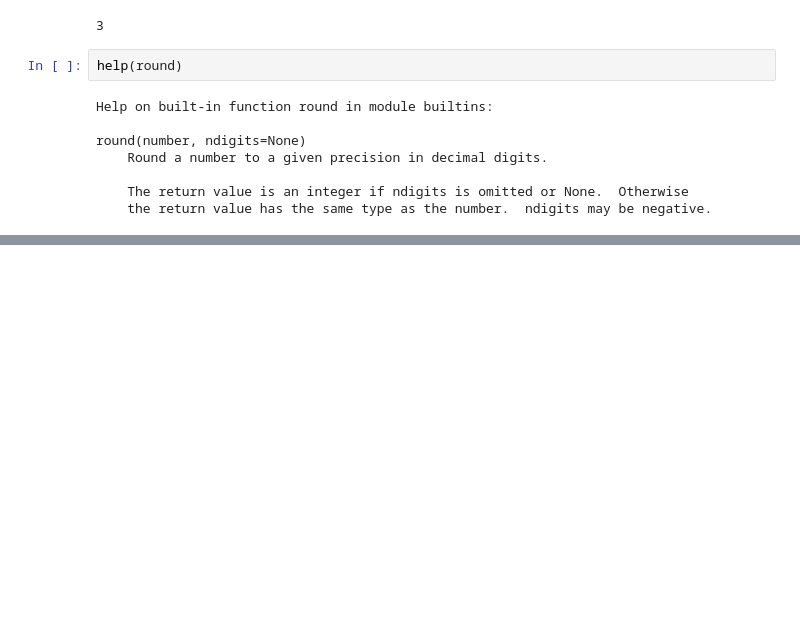
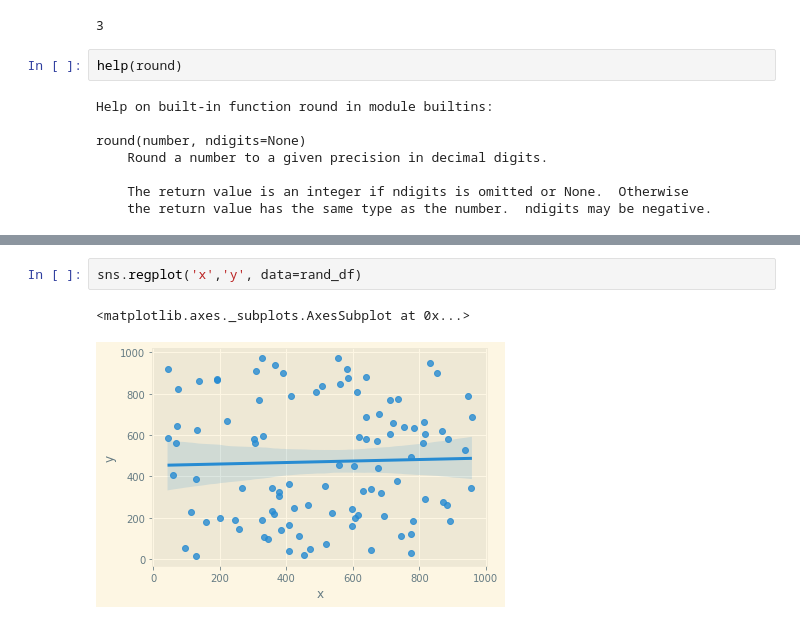
Before and after one commit to Pitcatt/pratcomp_2022, a Jupyter notebook: PracComp2022.ipynb, the cells around one changed output, grey strips where cells are left out. Cells and saved outputs as stored; diff of their text form; blank space fills up the shorter version.

```diff
--- a/PracComp2022.ipynb
+++ b/PracComp2022.ipynb
@@ -197,0 +256,5 @@ round(number, ndigits=None)
+# %%
+sns.regplot('x','y', data=rand_df)
+# %% [output]
+<matplotlib.axes._subplots.AxesSubplot at 0x...>
+[figure, added]
```
Also changed, not shown: parts of 17 cells of this notebook.
